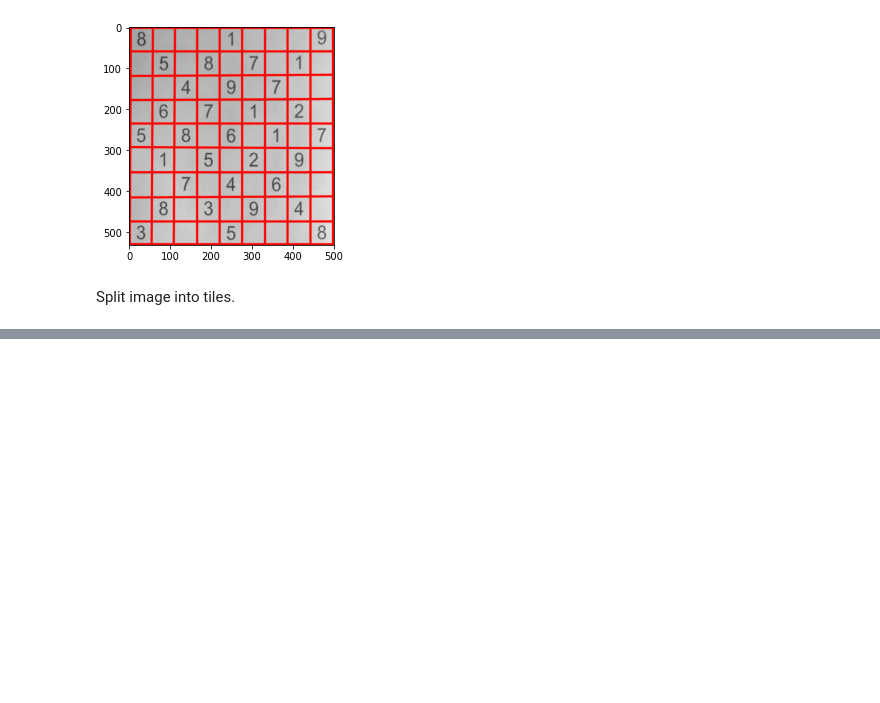
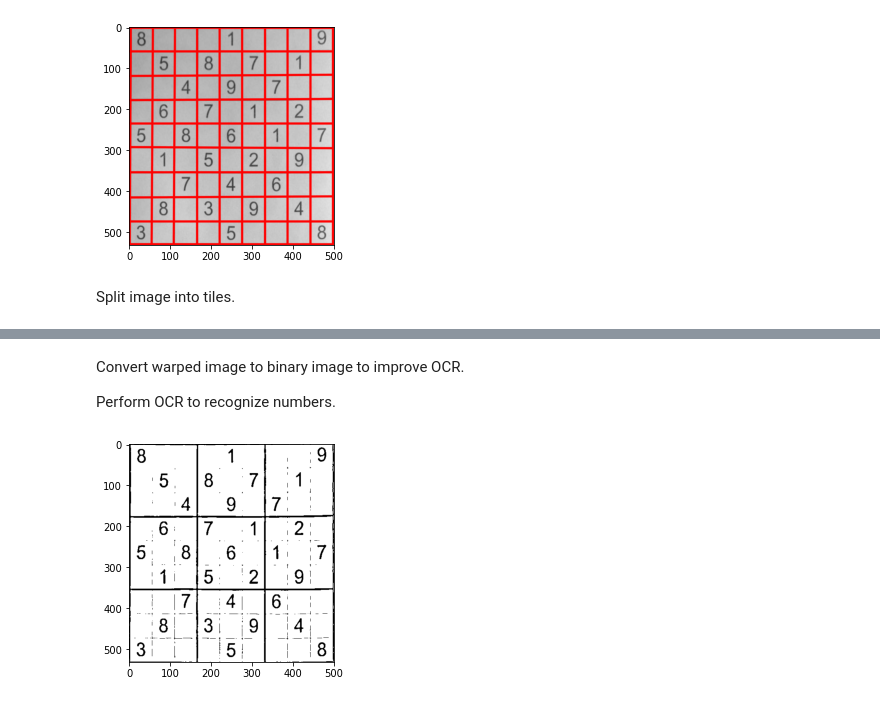
Before and after one commit to niklastanner/puzzle-solver, a Jupyter notebook: PoC/notebooks/Sudoku Recognizer.ipynb, the cells around one changed output, grey strips where cells are left out. Drawn from its saved outputs; the diff is of its cells as text; code cells hidden in the pictures; blank space fills up the shorter version.

Commit message:
add OCR (Tesseract) to the PoC

```diff
--- a/PoC/notebooks/Sudoku Recognizer.ipynb
+++ b/PoC/notebooks/Sudoku Recognizer.ipynb
@@ -340,0 +388,14 @@ for i in range(9):
+# %% [markdown]
+Convert warped image to binary image to improve OCR.
+
+Perform OCR to recognize numbers.
+# %%
+pytesseract.pytesseract.tesseract_cmd = r'E:\Program Files\Tesseract-OCR\tesseract.exe'
+
+binary = convert_to_binary_image(warped)
+binary = cv2.cvtColor(binary, cv2.COLOR_GRAY2RGB)
+plt.imshow(binary)
+
+cells = find_numbers_in_tiled_image(binary, tiles)
+# %% [output]
+[figure, added]
```
Also changed, not shown: parts of 6 cells of this notebook.
